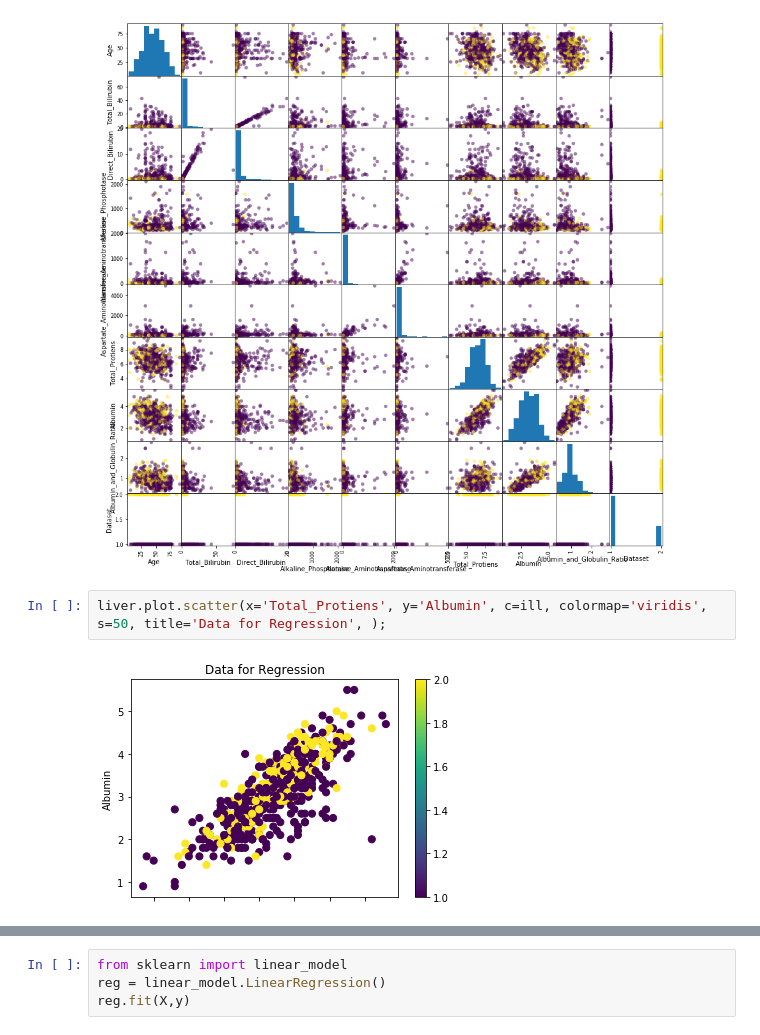
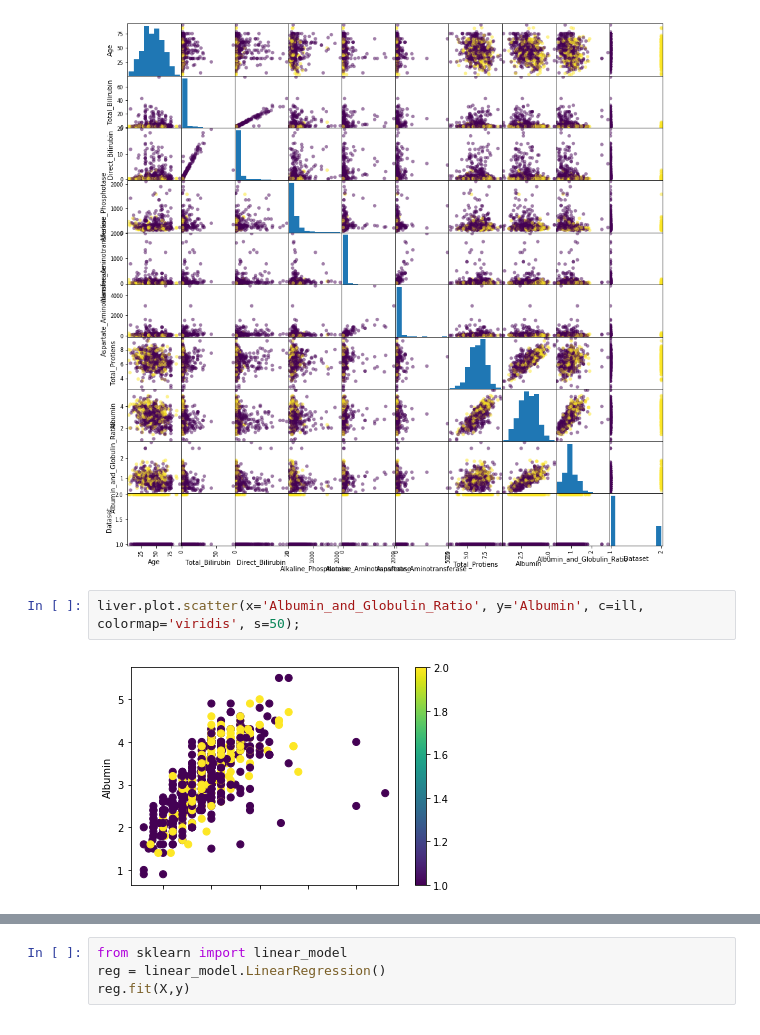
Before and after one commit to SylarXVI/Tutorials, a Jupyter notebook: Regression.ipynb, the cells around one changed output, grey strips where cells are left out. Drawn from its saved outputs; the diff is of its cells as text.

```diff
--- a/Regression.ipynb
+++ b/Regression.ipynb
@@ -78,7 +79,7 @@ plt.show()
 # %% [output]
 [figure]
 # %%
-liver.plot.scatter(x='Total_Protiens', y='Albumin', c=ill, colormap='viridis', s=50, title='Data for Regression', );
+liver.plot.scatter(x='Albumin_and_Globulin_Ratio', y='Albumin', c=ill, colormap='viridis', s=50);
 # %% [output]
-[figure, old version]
+[figure, new version]
 # %%
```
Also changed, not shown: parts of 53 cells of this notebook.
